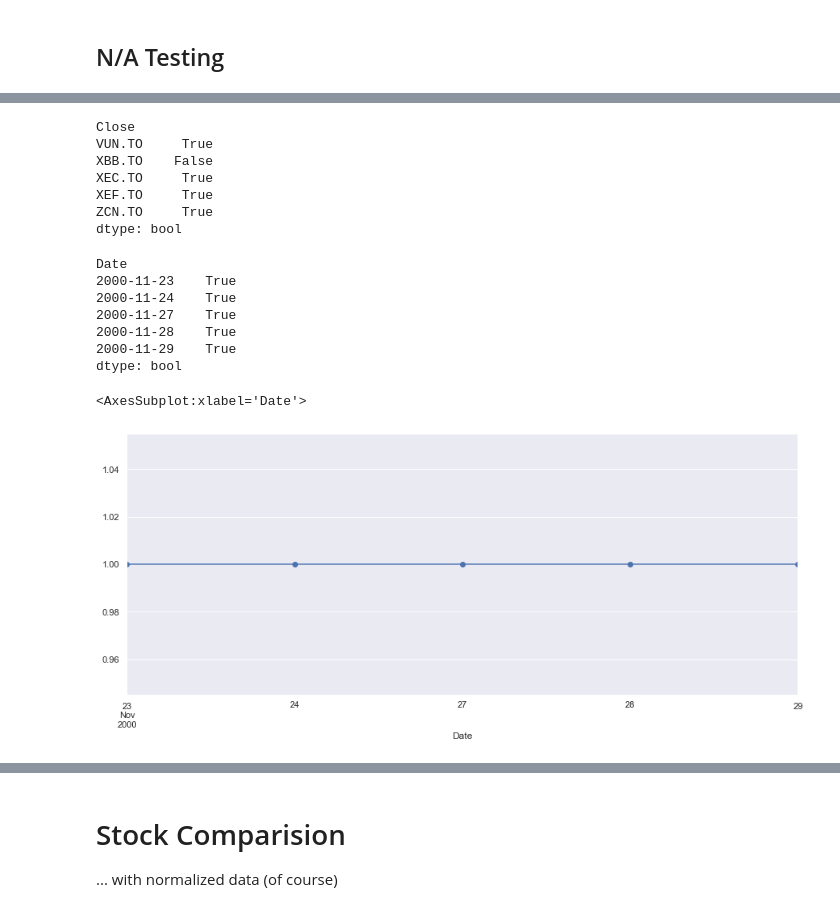
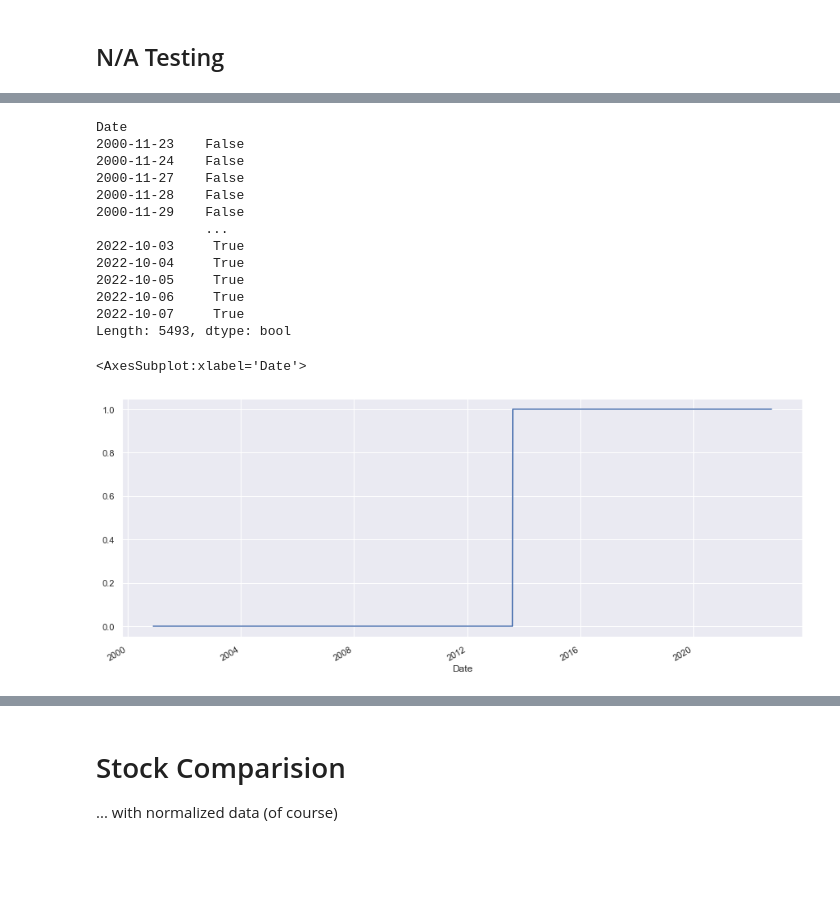
Before and after one commit to mathieugouin/tradesim, a Jupyter notebook: tradesim_notebook.ipynb, the cells around one changed output, grey strips where cells are left out. Saved outputs shown, nothing was run; the diff lists cells and outputs as text; code cells hidden in the pictures; blank space fills up the shorter version.

```diff
--- a/tradesim_notebook.ipynb
+++ b/tradesim_notebook.ipynb
@@ -191,2 +292,0 @@ True
-# %%
-db.update_all_symbols()
@@ -357,25 +544,21 @@ dfa.isna().mul(1)
-# %%
-dfa.isna().any()
-# %% [output]
-Close
-VUN.TO     True
-XBB.TO    False
-XEC.TO     True
-XEF.TO     True
-ZCN.TO     True
-dtype: bool
 # %%
-dfa.isna().any(axis='columns').head()
+dfa.notna().all(1) # Equivalent: axis='columns'
 # %% [output]
 Date
-2000-11-23    True
-2000-11-24    True
-2000-11-27    True
-2000-11-28    True
-2000-11-29    True
-dtype: bool
+2000-11-23    False
+2000-11-24    False
+2000-11-27    False
+2000-11-28    False
+2000-11-29    False
+              ...
+2022-10-03     True
+2022-10-04     True
+2022-10-05     True
+2022-10-06     True
+2022-10-07     True
+Length: 5493, dtype: bool
 # %%
-dfa.isna().head().any(1).mul(1).plot(marker='o')
+dfa.notna().all(1).mul(1).plot()
 # %% [output]
 <AxesSubplot:xlabel='Date'>
-[figure, old version]
+[figure, new version]
```
Also changed, not shown: parts of 74 cells of this notebook, 18 other files.
